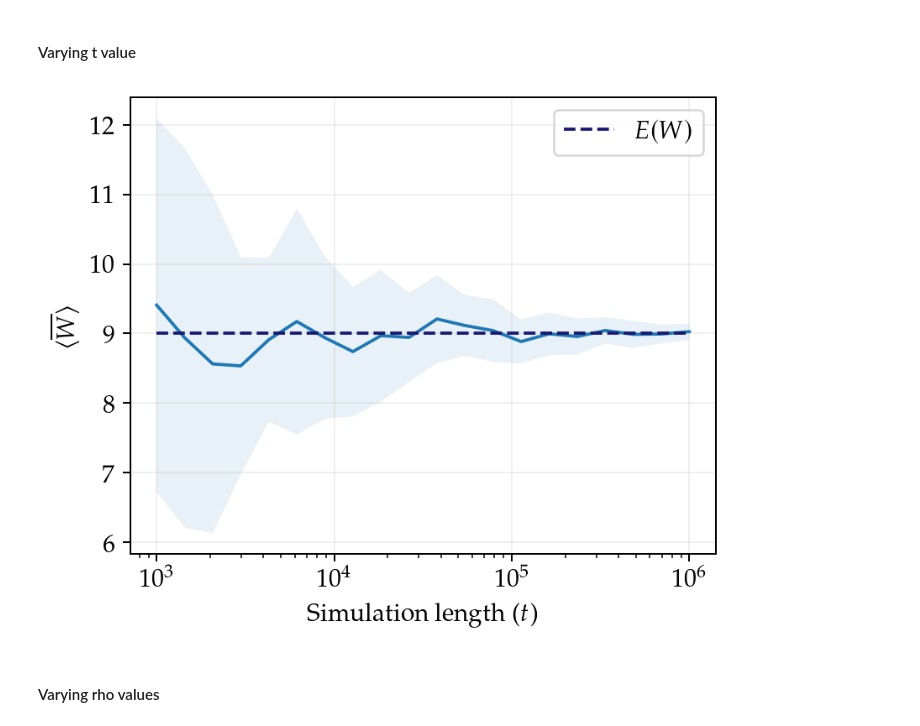
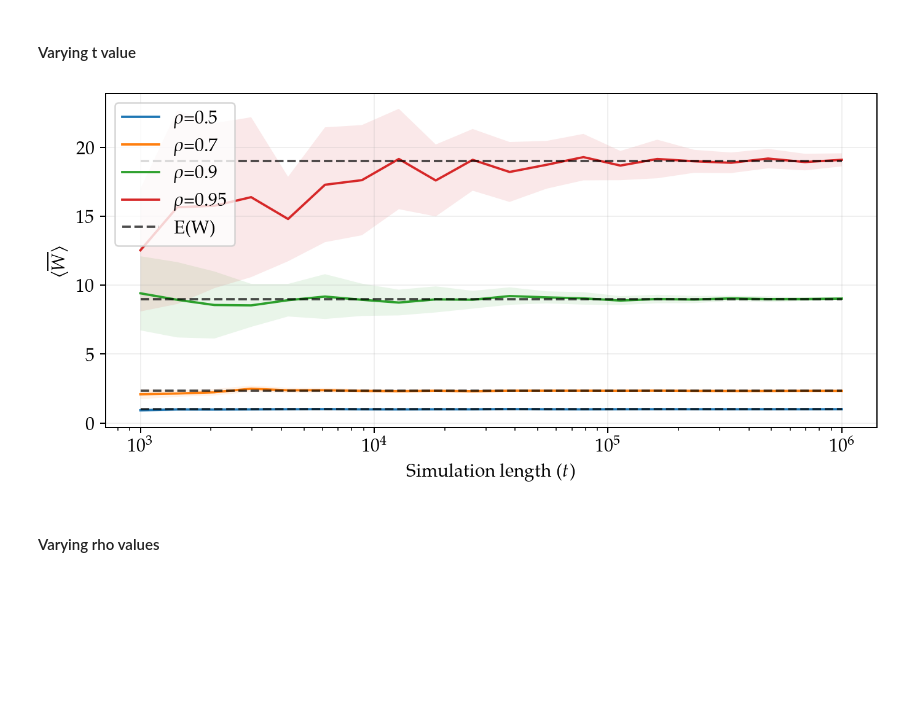
Before and after one commit to Maloup/Stochastic_assignment_2, a Jupyter notebook: Result_visualization.ipynb, the cells around one changed output. Saved outputs shown, nothing was run; the diff lists cells and outputs as text; code cells hidden in the pictures; blank space fills up the shorter version.

Commit message:
Added that t plot according to the new updated description of the assignment

```diff
--- a/Result_visualization.ipynb
+++ b/Result_visualization.ipynb
@@ -115,12 +115,3 @@ def vary_t(min_exp, max_exp, seed, arrival_rate, capacity_server, tib_func = tib
     return  [list(t) for t in results], t_range
 # %% [markdown]
 #### Varying t value
-# %%
-if False:
-    shelf = shelve.open("Arrays/t_parameter")
-    vary_t_results, t_range = vary_t(min_exp=3, max_exp=6, seed=8539, arrival_rate=0.9, capacity_server=1,
-                                    n_runs=50, steps=5)
-
-    shelf["vary_t_results"] = vary_t_results
-    shelf["t_range"] = t_range
-    shelf.close()
@@ -127,29 +151,38 @@ if False:
 # %%
 shelf = shelve.open("Arrays/t_parameter")
-vary_t_results = shelf["vary_t_results"]
+
+Dict_t = {}
+for i in ["0.5", "0.7", "0.9", "0.95"]:
+    name = "vary_t_results_" + i
+    Dict_t[i] = shelf[name]
+
 t_range = shelf["t_range"]
 shelf.close()
 # %%
 #Make longer and bigger (different rhos)
 #And perhaps on a linear scale
-fig = plt.figure(figsize=(5, 4))
+fig = plt.figure(figsize=(9, 4))
+E_Ws = []
+for i in ["0.5", "0.7", "0.9", "0.95"]:
+    vary_t_results = Dict_t[i]
+    results = [list(t) for t in vary_t_results]
+    results_means = np.mean(results, axis=0)
+    E_W = expected_waiting_time(float(i), 1, 1)
+    E_Ws.append(E_W)
+    a = [sp_confidence_interval(samples) for samples in np.array(results).T]
+    plt.plot(t_range, results_means, label="$\\rho$="+i)
+    plt.fill_between(t_range, results_means - a, results_means + a, alpha=0.1)
 
-results = [list(t) for t in vary_t_results]
-results_means = np.mean(results, axis=0)
-E_W = expected_waiting_time(0.90, 1, 1)
-a = [sp_confidence_interval(samples) for samples in np.array(results).T]
-plt.plot(t_range, results_means)
-plt.fill_between(t_range, results_means - a, results_means + a, alpha=0.1)
-plt.hlines(E_W, t_range[0], t_range[-1], label="$E(W)$", color="midnightblue", linestyles="--", zorder=3)
+plt.hlines(E_Ws, t_range[0], t_range[-1], linestyles="--", color = "black", label = "E(W)", zorder = 3, alpha = 0.7)
 plt.xlabel("Simulation length ($t$)")
 plt.xscale("log")
 plt.ylabel("$\\langle\\overline{W}\\rangle$")
 plt.legend()
 plt.grid(alpha=0.2)
 plt.savefig("figures/time_paramater_choice.pdf", bbox_inches="tight")
 plt.show()
 # %% [output]
-[figure, old version]
+[figure, new version]
 # %% [markdown]
 #### Varying rho values
 # %%
```
Also changed, not shown: parts of 2 cells of this notebook, 5 other files.
